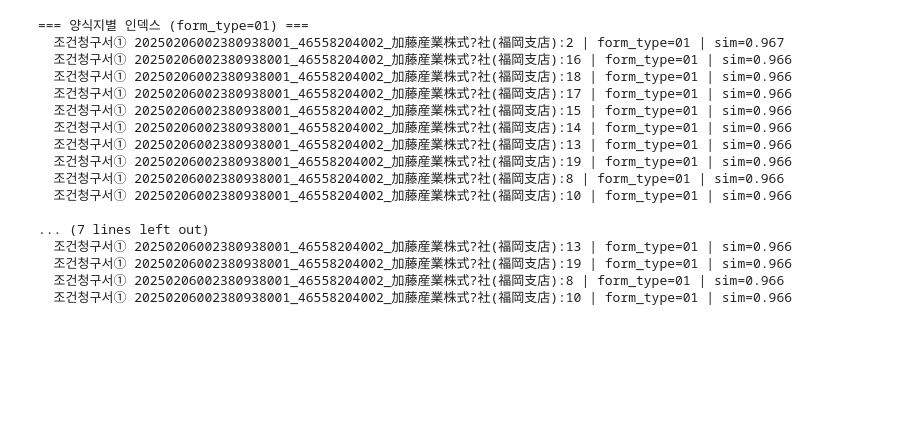
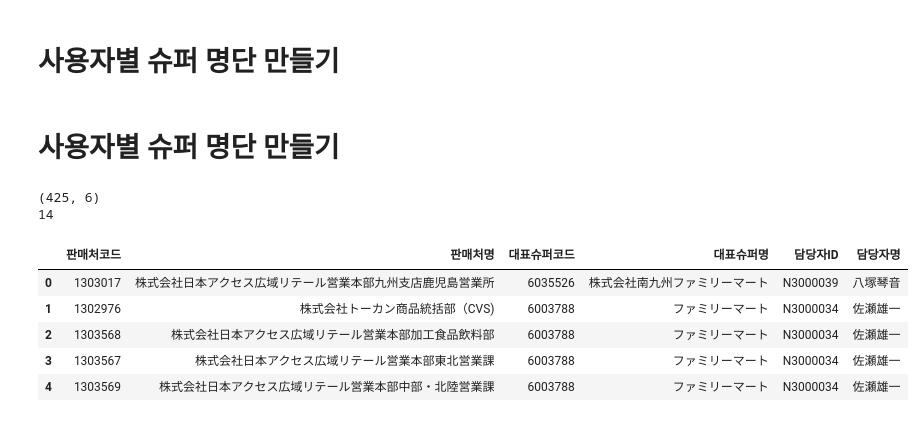
Before and after one commit to mushrhyme/easy-rebate, a Jupyter notebook: notepad.ipynb, the cells around one changed output. Saved outputs shown, nothing was run; the diff lists cells and outputs as text; code cells hidden in the pictures; blank space fills up the shorter version.

```diff
--- a/notepad.ipynb
+++ b/notepad.ipynb
@@ -341,31 +3,2 @@ result = compare_search(sample, form_type="01", top_k=10)
-# %%
-print("\n=== 양식지별 인덱스 (form_type=01) ===")
-for r in result["with_form_type"]:
-    meta = r.get("metadata", {})
-    ft = meta.get("form_type", "?")
-    print(f"  {r['id']} | form_type={ft} | sim={r['similarity']:.3f}")
-
-
-print("\n=== 전체 통합 검색 (form_type=None) ===")
-for r in result["without_form_type"]:
-    meta = r.get("metadata", {})
-    ft = meta.get("form_type", "?")
-    print(f"  {r['id']} | form_type={ft} | sim={r['similarity']:.3f}")
-# %% [output]
-=== 양식지별 인덱스 (form_type=01) ===
-  조건청구서① 20250206002380938001_46558204002_加藤産業株式?社(福岡支店):2 | form_type=01 | sim=0.967
-  조건청구서① 20250206002380938001_46558204002_加藤産業株式?社(福岡支店):16 | form_type=01 | sim=0.966
-  조건청구서① 20250206002380938001_46558204002_加藤産業株式?社(福岡支店):18 | form_type=01 | sim=0.966
-  조건청구서① 20250206002380938001_46558204002_加藤産業株式?社(福岡支店):17 | form_type=01 | sim=0.966
-  조건청구서① 20250206002380938001_46558204002_加藤産業株式?社(福岡支店):15 | form_type=01 | sim=0.966
-  조건청구서① 20250206002380938001_46558204002_加藤産業株式?社(福岡支店):14 | form_type=01 | sim=0.966
-  조건청구서① 20250206002380938001_46558204002_加藤産業株式?社(福岡支店):13 | form_type=01 | sim=0.966
-  조건청구서① 20250206002380938001_46558204002_加藤産業株式?社(福岡支店):19 | form_type=01 | sim=0.966
-  조건청구서① 20250206002380938001_46558204002_加藤産業株式?社(福岡支店):8 | form_type=01 | sim=0.966
-  조건청구서① 20250206002380938001_46558204002_加藤産業株式?社(福岡支店):10 | form_type=01 | sim=0.966
-
-... (7 lines left out)
-  조건청구서① 20250206002380938001_46558204002_加藤産業株式?社(福岡支店):13 | form_type=01 | sim=0.966
-  조건청구서① 20250206002380938001_46558204002_加藤産業株式?社(福岡支店):19 | form_type=01 | sim=0.966
-  조건청구서① 20250206002380938001_46558204002_加藤産業株式?社(福岡支店):8 | form_type=01 | sim=0.966
-  조건청구서① 20250206002380938001_46558204002_加藤産業株式?社(福岡支店):10 | form_type=01 | sim=0.966
+# %% [markdown]
+# 사용자별 슈퍼 명단 만들기
@@ -371,0 +24,18 @@ for r in result["without_form_type"]:
+# %% [markdown]
+# 사용자별 슈퍼 명단 만들기
+# %%
+# 최근 1년치 판매처-슈퍼 매핑
+master_code = pd.read_excel("/Users/nongshim/Downloads/条件マスターコード一覧26.01.29.xlsx")
+print(master_code.shape)
+master_code.columns=["판매처코드", "판매처명", "대표슈퍼코드", "대표슈퍼명", "담당자ID", "담당자명"]
+print(len(set(master_code["담당자ID"])))
+master_code.head()
+# %% [output]
+(425, 6)
+14
+|  | 판매처코드 | 판매처명 | 대표슈퍼코드 | 대표슈퍼명 | 담당자ID | 담당자명 |
+| 0 | 1303017 | 株式会社日本アクセス広域リテール営業本部九州支店鹿児島営業所 | 6035526 | 株式会社南九州ファミリーマート | N3000039 | 八塚琴音 |
+| 1 | 1302976 | 株式会社トーカン商品統括部（CVS) | 6003788 | ファミリーマート | N3000034 | 佐瀬雄一 |
+| 2 | 1303568 | 株式会社日本アクセス広域リテール営業本部加工食品飲料部 | 6003788 | ファミリーマート | N3000034 | 佐瀬雄一 |
+| 3 | 1303567 | 株式会社日本アクセス広域リテール営業本部東北営業課 | 6003788 | ファミリーマート | N3000034 | 佐瀬雄一 |
+| 4 | 1303569 | 株式会社日本アクセス広域リテール営業本部中部・北陸営業課 | 6003788 | ファミリーマート | N3000034 | 佐瀬雄一 |
```
Also changed, not shown: parts of 42 cells of this notebook, 15 other files.
